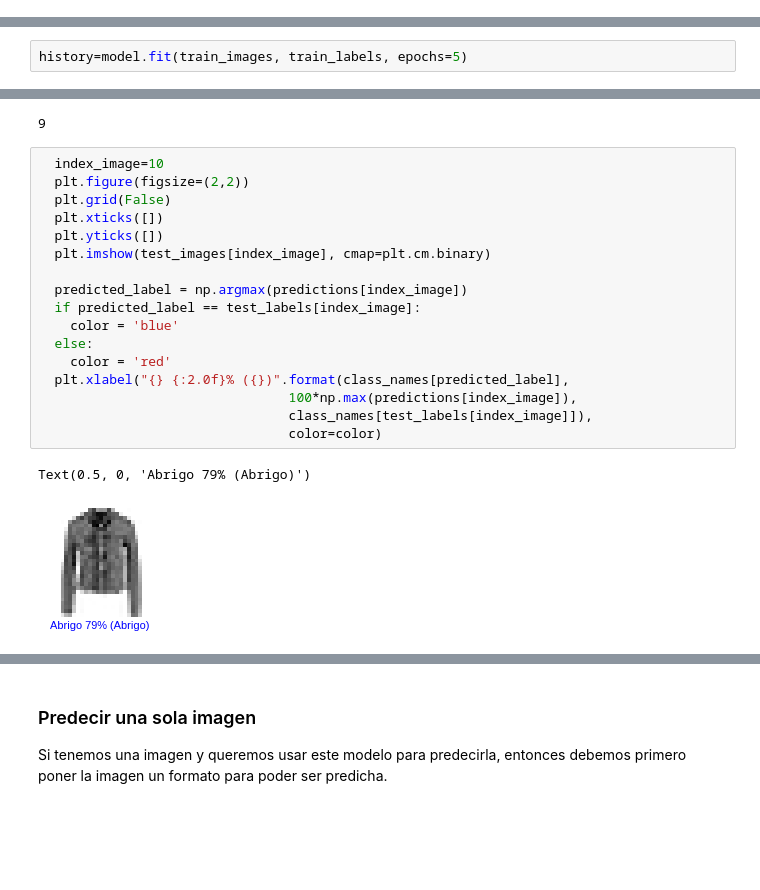
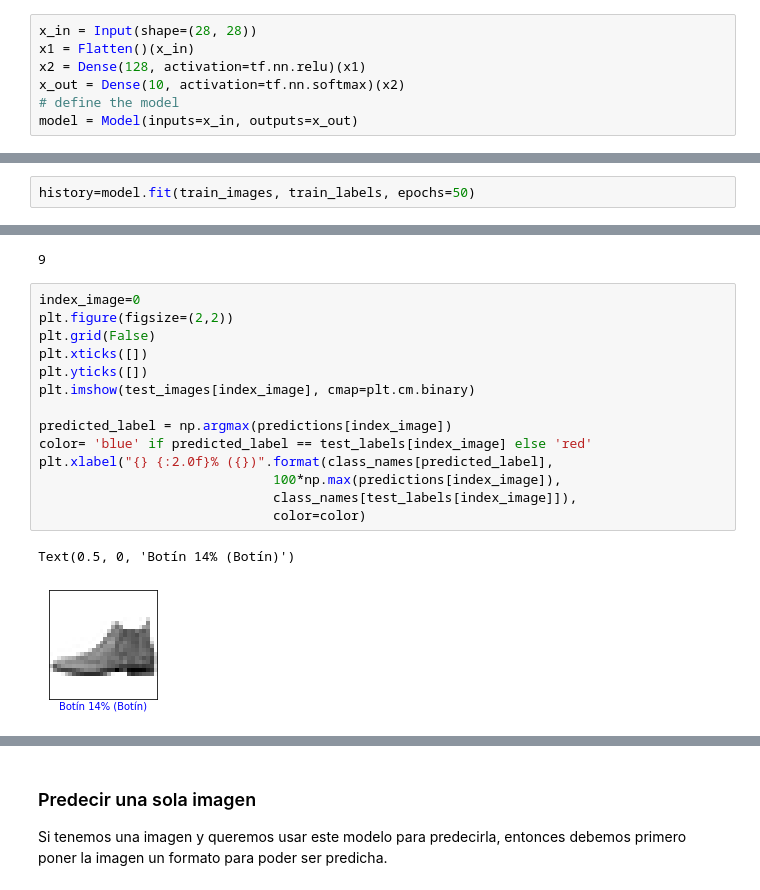
Before and after one commit to ibonetc/VisionAPI_TensorFlow_Python, a Jupyter notebook: Ejemplo_Clasificar_Imagenes_TensorFlow.ipynb, the cells around one changed output, grey strips where cells are left out. Drawn from its saved outputs; the diff is of its cells as text; blank space fills up the shorter version.

```diff
--- a/Ejemplo_Clasificar_Imagenes_TensorFlow.ipynb
+++ b/Ejemplo_Clasificar_Imagenes_TensorFlow.ipynb
@@ -215,0 +244,7 @@ Colocations handled automatically by placer.
+# %%
+x_in = Input(shape=(28, 28))
+x1 = Flatten()(x_in)
+x2 = Dense(128, activation=tf.nn.relu)(x1)
+x_out = Dense(10, activation=tf.nn.softmax)(x2)
+# define the model
+model = Model(inputs=x_in, outputs=x_out)
@@ -233,4 +298,4 @@ Entrenar el modelo de red neuronal requiere los siguientes pasos:
 
 Para comenzar el entrenamiento, llame al método `model.fit`:
 # %%
-history=model.fit(train_images, train_labels, epochs=5)
+history=model.fit(train_images, train_labels, epochs=50)
@@ -305,25 +410,22 @@ np.argmax(predictions[0])
 # %% [output]
 9
 # %%
-  index_image=10
-  plt.figure(figsize=(2,2))
-  plt.grid(False)
-  plt.xticks([])
-  plt.yticks([])
-  plt.imshow(test_images[index_image], cmap=plt.cm.binary)
+index_image=0
+plt.figure(figsize=(2,2))
+plt.grid(False)
+plt.xticks([])
+plt.yticks([])
+plt.imshow(test_images[index_image], cmap=plt.cm.binary)
 
-  predicted_label = np.argmax(predictions[index_image])
-  if predicted_label == test_labels[index_image]:
-    color = 'blue'
-  else:
-    color = 'red'
-  plt.xlabel("{} {:2.0f}% ({})".format(class_names[predicted_label],
-                                100*np.max(predictions[index_image]),
-                                class_names[test_labels[index_image]]),
-                                color=color)
+predicted_label = np.argmax(predictions[index_image])
+color= 'blue' if predicted_label == test_labels[index_image] else 'red'
+plt.xlabel("{} {:2.0f}% ({})".format(class_names[predicted_label],
+                              100*np.max(predictions[index_image]),
+                              class_names[test_labels[index_image]]),
+                              color=color)
 # %% [output]
-Text(0.5, 0, 'Abrigo 79% (Abrigo)')
+Text(0.5, 0, 'Botín 14% (Botín)')
-[figure, old version]
+[figure, new version]
 # %%
 plt.figure(figsize=(10,10))
 for index_image in range(20):
```
Also changed, not shown: parts of 60 cells of this notebook.
